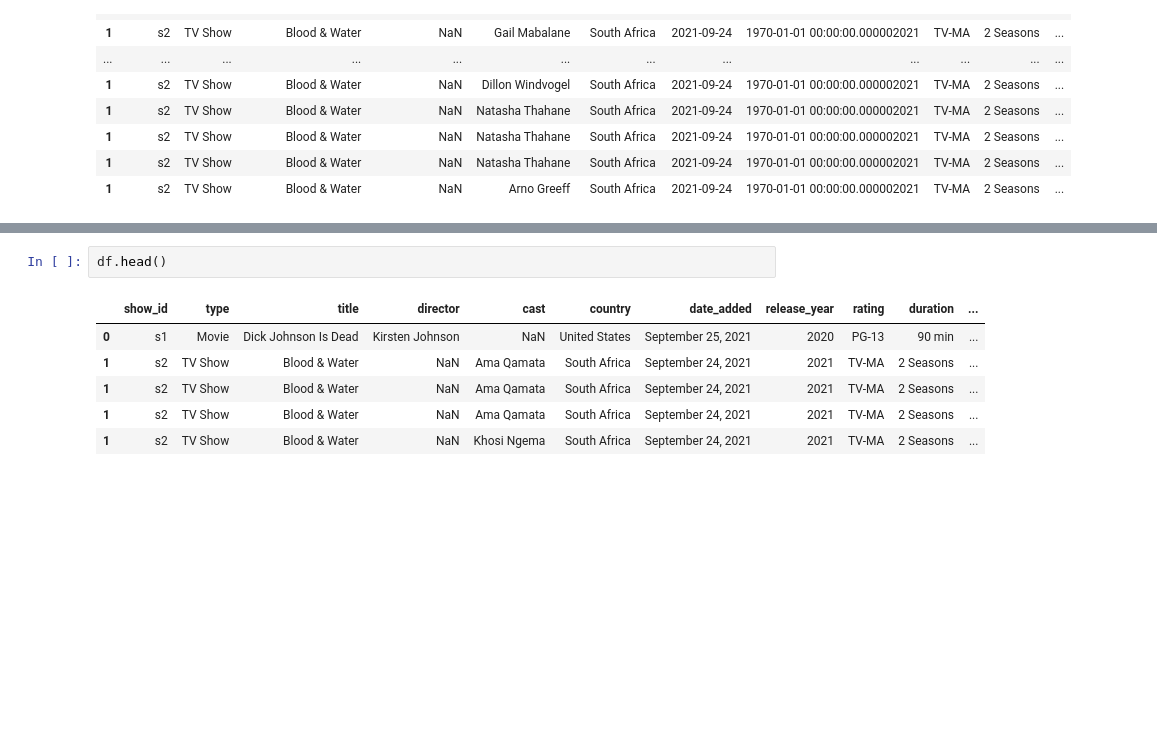
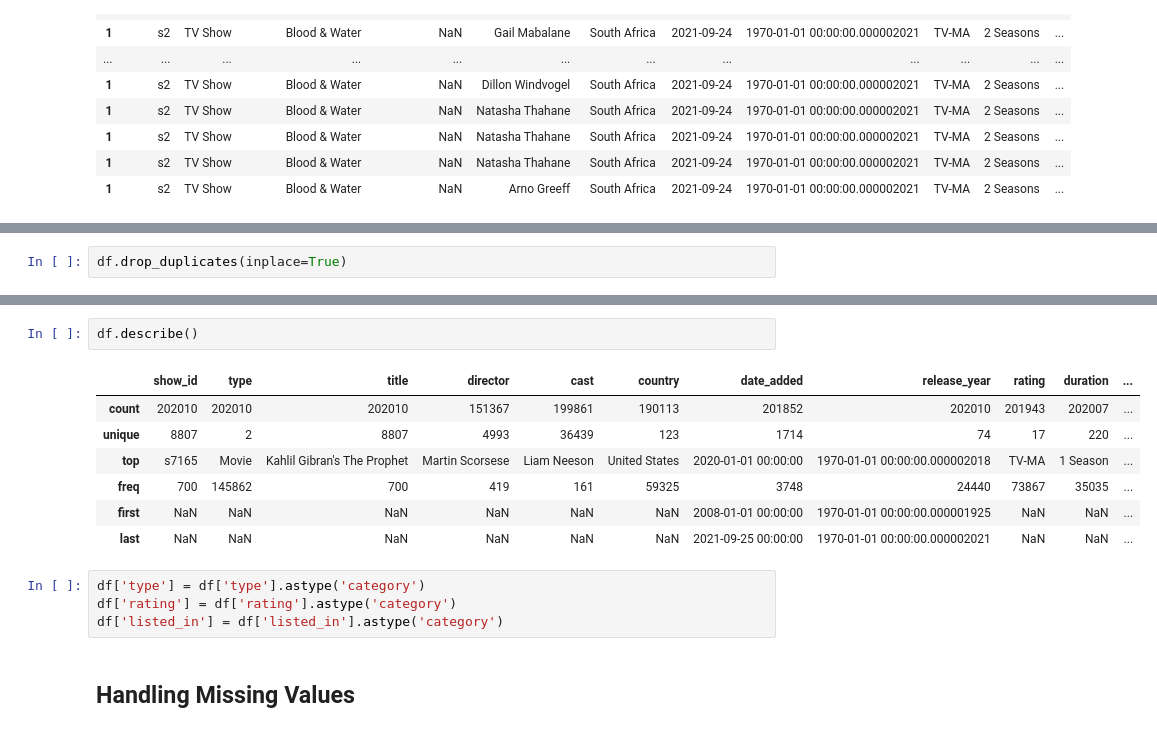
Before and after one commit to charles-owo/ott_platform_data_cleaning, a Jupyter notebook: ott_platform_cleaning.ipynb, the cells around one changed output, grey strips where cells are left out. Drawn from its saved outputs; the diff is of its cells as text; blank space fills up the shorter version.

```diff
--- a/ott_platform_cleaning.ipynb
+++ b/ott_platform_cleaning.ipynb
@@ -156,0 +171,2 @@ df.head(20)
+# %%
+df.drop_duplicates(inplace=True)
@@ -159,9 +196,16 @@ df.info()
 # %%
-df.head()
+df.describe()
 # %% [output]
 |  | show_id | type | title | director | cast | country | date_added | release_year | rating | duration | ... |
-| 0 | s1 | Movie | Dick Johnson Is Dead | Kirsten Johnson | NaN | United States | September 25, 2021 | 2020 | PG-13 | 90 min | ... |
-| 1 | s2 | TV Show | Blood & Water | NaN | Ama Qamata | South Africa | September 24, 2021 | 2021 | TV-MA | 2 Seasons | ... |
-| 1 | s2 | TV Show | Blood & Water | NaN | Ama Qamata | South Africa | September 24, 2021 | 2021 | TV-MA | 2 Seasons | ... |
-| 1 | s2 | TV Show | Blood & Water | NaN | Ama Qamata | South Africa | September 24, 2021 | 2021 | TV-MA | 2 Seasons | ... |
-| 1 | s2 | TV Show | Blood & Water | NaN | Khosi Ngema | South Africa | September 24, 2021 | 2021 | TV-MA | 2 Seasons | ... |
+| count | 202010 | 202010 | 202010 | 151367 | 199861 | 190113 | 201852 | 202010 | 201943 | 202007 | ... |
+| unique | 8807 | 2 | 8807 | 4993 | 36439 | 123 | 1714 | 74 | 17 | 220 | ... |
+| top | s7165 | Movie | Kahlil Gibran's The Prophet | Martin Scorsese | Liam Neeson | United States | 2020-01-01 00:00:00 | 1970-01-01 00:00:00.000002018 | TV-MA | 1 Season | ... |
+| freq | 700 | 145862 | 700 | 419 | 161 | 59325 | 3748 | 24440 | 73867 | 35035 | ... |
+| first | NaN | NaN | NaN | NaN | NaN | NaN | 2008-01-01 00:00:00 | 1970-01-01 00:00:00.000001925 | NaN | NaN | ... |
+| last | NaN | NaN | NaN | NaN | NaN | NaN | 2021-09-25 00:00:00 | 1970-01-01 00:00:00.000002021 | NaN | NaN | ... |
+# %%
+df['type'] = df['type'].astype('category')
+df['rating'] = df['rating'].astype('category')
+df['listed_in'] = df['listed_in'].astype('category')
+# %% [markdown]
+## Handling Missing Values
```
Also changed, not shown: parts of 14 cells of this notebook.
